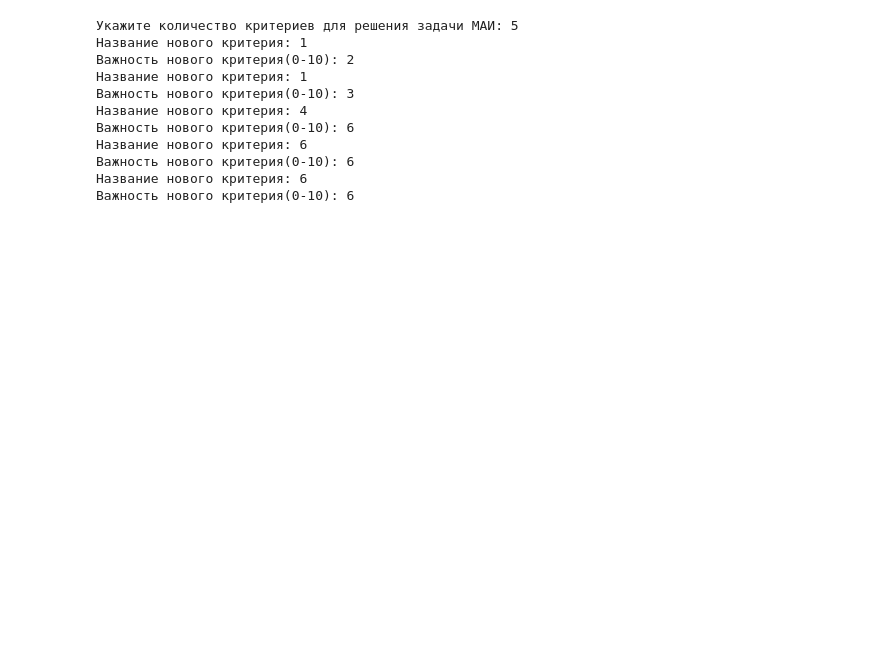
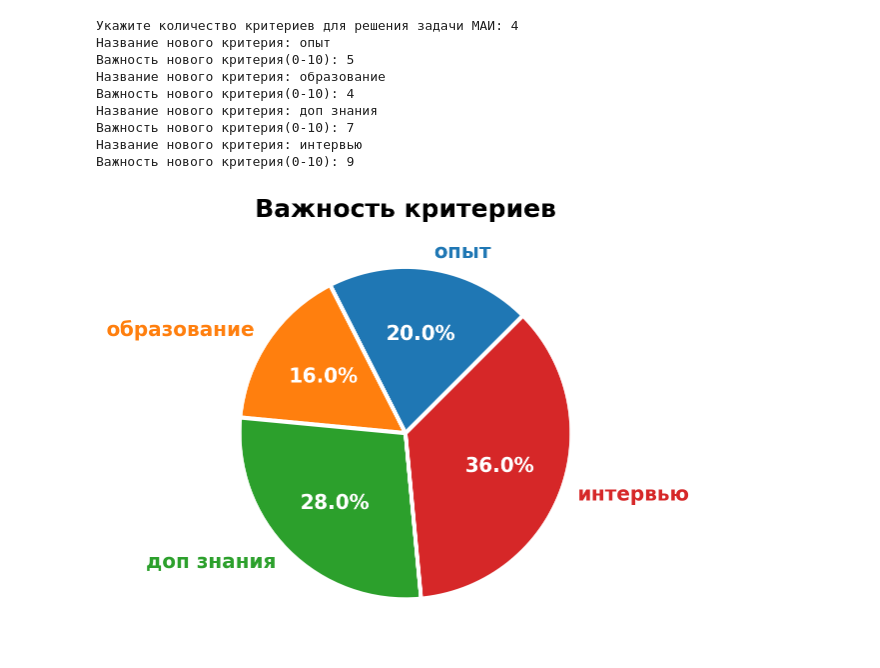
Before and after one commit to 1kr1st1na1/CW_3year, a Jupyter notebook: CW.ipynb, the cells around one changed output. Cells and saved outputs as stored; diff of their text form; code cells hidden in the pictures; blank space fills up the shorter version.

```diff
--- a/CW.ipynb
+++ b/CW.ipynb
@@ -57,8 +57,8 @@ Requirement already satisfied: oauthlib>=3.0.0 in /usr/local/lib/python3.9/dist-
 worksheet = table.get_worksheet(0)
 # %%
 #@title CREATING A NEW WORKSHEET (FROM A TEMPLATE)
-new_WS_name = "" #@param {type: "string"}
-index_to_put_the_sheet = "3" #@param [1,2,3,4,5,6,7,8,9,10]
+new_WS_name = "\u043D\u043E\u0432\u0430\u044F \u0437\u0430\u0434\u0430\u0447\u0430 12 \u0430\u043F\u0440" #@param {type: "string"}
+index_to_put_the_sheet = "2" #@param [1,2,3,4,5,6,7,8,9,10]
 table.get_worksheet(0).duplicate(index_to_put_the_sheet, None, new_WS_name)
 #worksheet = table.add_worksheet(title=new_WS, rows=200, cols=15)
 worksheet = table.get_worksheet(int(index_to_put_the_sheet))
@@ -81,14 +81,12 @@ for n in range(0,num_param):
 #print("\n",inputed_num_param,"\n")
 #print("\n",param_names,"\n")
 # %% [output]
-Укажите количество критериев для решения задачи МАИ: 5
-Название нового критерия: 1
-Важность нового критерия(0-10): 2
-Название нового критерия: 1
-Важность нового критерия(0-10): 3
-Название нового критерия: 4
-Важность нового критерия(0-10): 6
-Название нового критерия: 6
-Важность нового критерия(0-10): 6
-Название нового критерия: 6
-Важность нового критерия(0-10): 6
+Укажите количество критериев для решения задачи МАИ: 4
+Название нового критерия: опыт
+Важность нового критерия(0-10): 5
+Название нового критерия: образование
+Важность нового критерия(0-10): 4
+Название нового критерия: доп знания
+Важность нового критерия(0-10): 7
+Название нового критерия: интервью
+Важность нового критерия(0-10): 9
@@ -95,3 +97,33 @@ for n in range(0,num_param):
+# %%
+#@title PIE Важность критериев
+import matplotlib.pyplot as plt
+cr_pie = []
+st_col = 3
+for i in range(num_param):
+  cr_pie.append(float(worksheet.cell(4, st_col).value) * 100)
+  st_col += 3
+labels = []
+lab_col = 3
+for l in range(num_param):
+  labels.append(worksheet.cell(2, lab_col).value)
+  lab_col += 3
+
+fig, ax = plt.subplots(figsize=(6, 6))
+
+patches, texts, pcts = ax.pie(
+    cr_pie, labels=labels, autopct='%.1f%%',
+    wedgeprops={'linewidth': 3.0, 'edgecolor': 'white'},
+    textprops={'size': 'x-large'},
+    startangle=45)
+for i, patch in enumerate(patches):
+  texts[i].set_color(patch.get_facecolor())
+
+plt.setp(pcts, color='white', fontweight='bold')
+plt.setp(texts, fontweight=600)
+ax.set_title('Важность критериев', fontsize=18, fontweight='bold')
+plt.tight_layout()
+# %% [output]
+[figure, added]
 # %%
 #@title ASKING HOW MANY OPTIONS + ABILITY (IN EACH PARAM)
 
```
Also changed, not shown: parts of 4 cells of this notebook.
